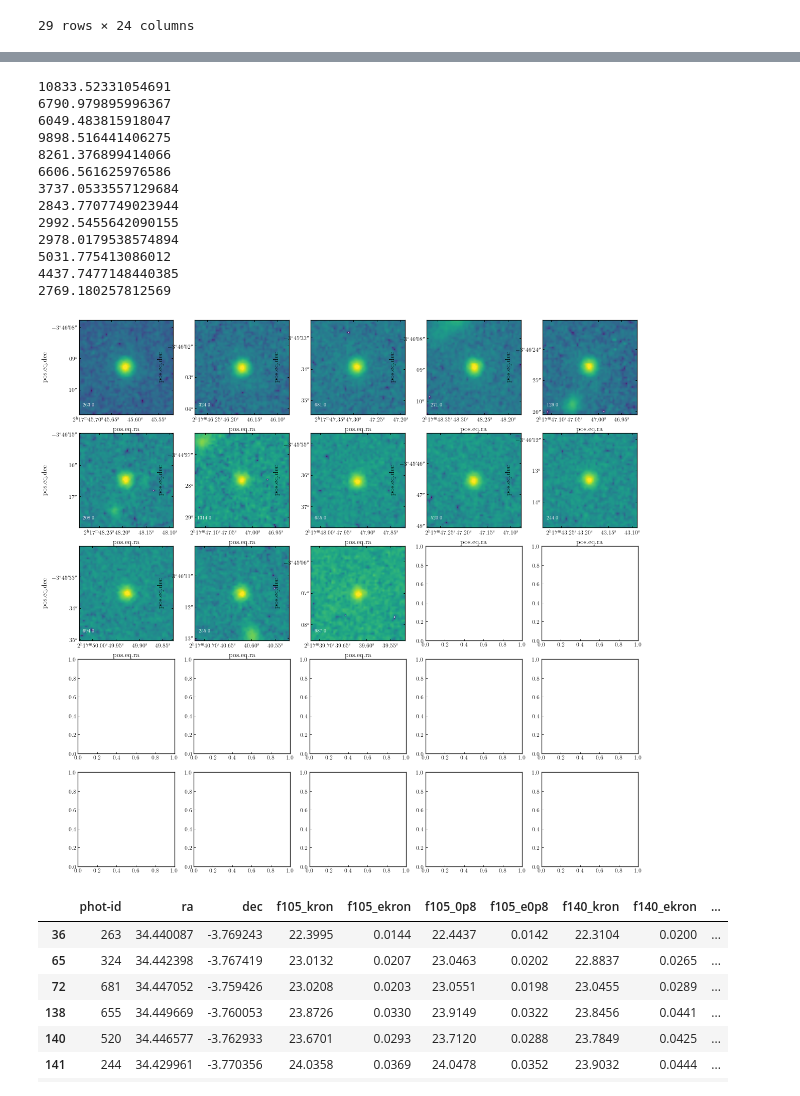
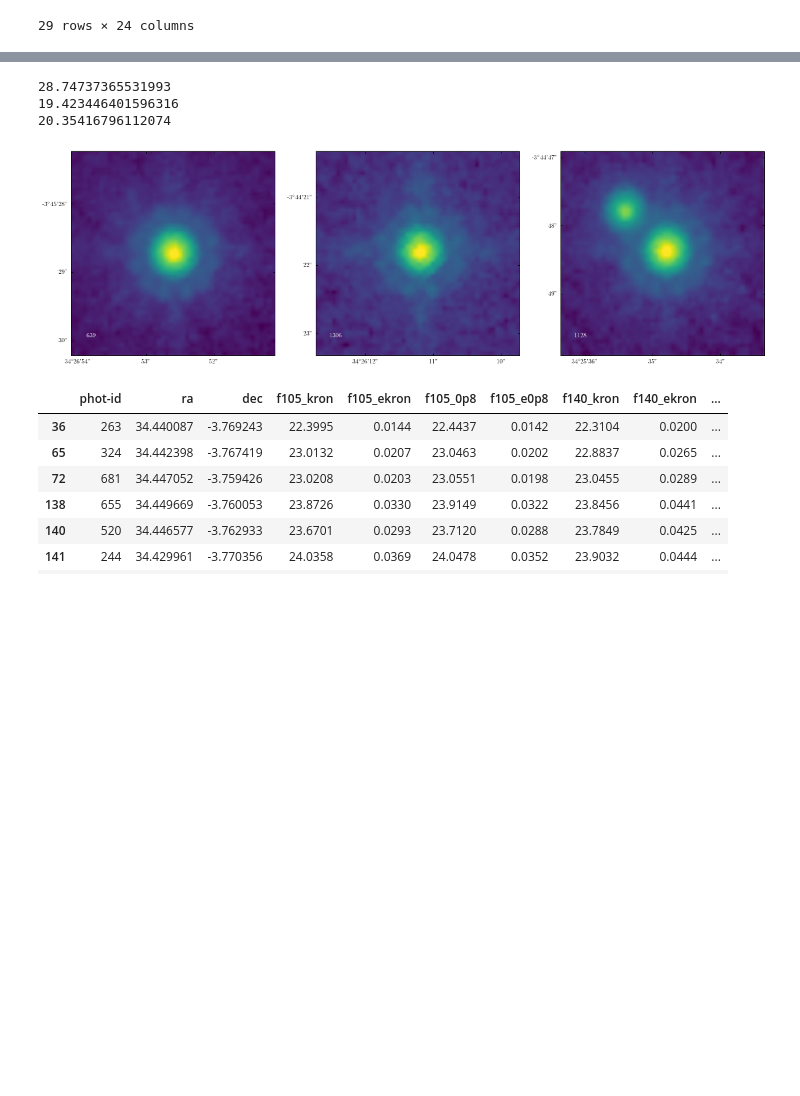
Before and after one commit to enoordeh/GalaxyPops, a Jupyter notebook: Analysis/HST/PSF/F140W_PSF_STARS.ipynb, the cells around one changed output, grey strips where cells are left out. Cells and saved outputs as stored; diff of their text form; code cells hidden in the pictures; blank space fills up the shorter version.

```diff
--- a/Analysis/HST/PSF/F140W_PSF_STARS.ipynb
+++ b/Analysis/HST/PSF/F140W_PSF_STARS.ipynb
@@ -103,8 +101,8 @@ plt.xlabel('FWHM arcsec')
 lw=2
 l=0.16
 r=0.22
-t=24
-b=22
+t=20
+b=15
 # b=16
 plt.plot([l,r],[t,t],color='r',linewidth=lw)
 plt.plot([l,r],[b,b],color='r',linewidth=lw)
@@ -138,50 +126,43 @@ stardf
 # %%
 # Print cutouts of stars
-# imgfits = '/data/emiln/XLSSU122/xlssuj0217-0345-f140w_drz_sci.fits'
+imgfits = '/data/emiln/XLSSU122/xlssuj0217-0345-f140w_drz_sci.fits'
 from matplotlib.colors import LogNorm
 from matplotlib.colors import SymLogNorm
 from astropy.visualization import simple_norm
-imgfits = '/data/emiln/XLSSU122/xlssuj0217-0345-f140w_drz_sci_COUNTS.fits'
+# imgfits = '/data/emiln/XLSSU122/xlssuj0217-0345-f140w_drz_sci_COUNTS.fits'
 f = fits.open(imgfits)
 w = wcs.WCS(f[0].header)
 cutoutsize = 3
 size = u.Quantity((cutoutsize, cutoutsize), u.arcsec)
 plt.subplots(5,5,figsize=(20,20))
 
 i=0
 for r in stardf.iterrows():
     i+=1
     r = r[1]
     ra = r.ra
     dec = r.dec
     position = SkyCoord(ra=ra*u.degree,dec=dec*u.degree)
     cutout = Cutout2D(f[0].data, position, size, wcs=w)
+    # cutout = Cutout2D(f[0].data, position, 70, wcs=w) # 70 pixels
     vmin = np.percentile(cutout.data,0.1)
     vmax = np.percentile(cutout.data,99.9)
     print(vmax)
-    plt.subplot(5,5,i,projection=cutout.wcs)
+    # plt.subplot(5,5,i,projection=cutout.wcs)
+    plt.subplot(1,3,i,projection=cutout.wcs)
     norm = simple_norm(cutout.data, 'log', percent=99.)
     plt.imshow(cutout.data,vmin=vmin,vmax=vmax,norm=norm)
 #     plt.imshow(cutout.data,vmin=vmin,vmax=vmax)
 #     plt.imshow(cutout.data,norm=LogNorm(vmin=1e-10,vmax=vmax))
 #     plt.imshow(cutout.data,norm=SymLogNorm(1e2,vmin=vmin,vmax=vmax))
-    plt.text(0.1, 0.1,r['phot-id'],color='white',
+    plt.text(0.1, 0.1,int(r['phot-id']),color='white',
      horizontalalignment='center',
      verticalalignment='center',
+     weight='bold',
      transform = plt.gca().transAxes)
 #     plt.show()
 # %% [output]
-10833.52331054691
-6790.979895996367
-6049.483815918047
-9898.516441406275
-8261.376899414066
-6606.561625976586
-3737.0533557129684
-2843.7707749023944
-2992.5455642090155
-2978.0179538574894
-5031.775413086012
-4437.7477148440385
-2769.180257812569
+28.74737365531993
+19.423446401596316
+20.35416796112074
-[figure, old version]
+[figure, new version]
```
Also changed, not shown: parts of 4 cells of this notebook, 1 other file.
